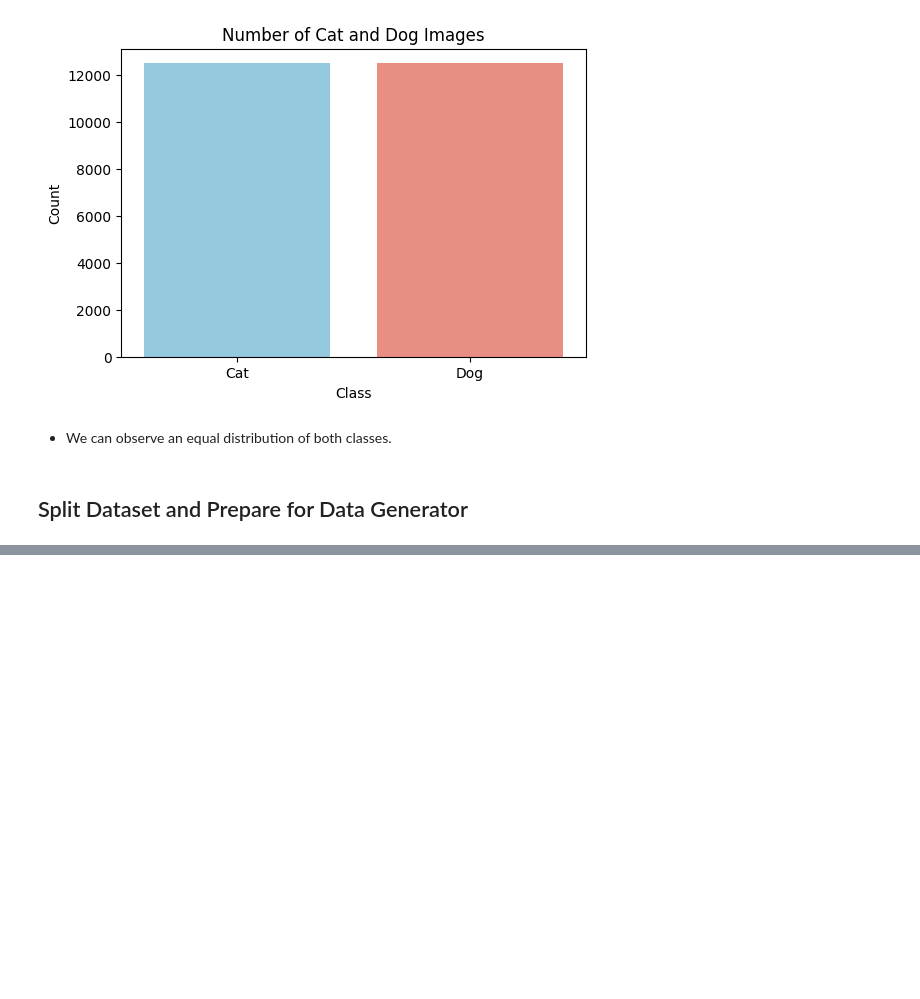
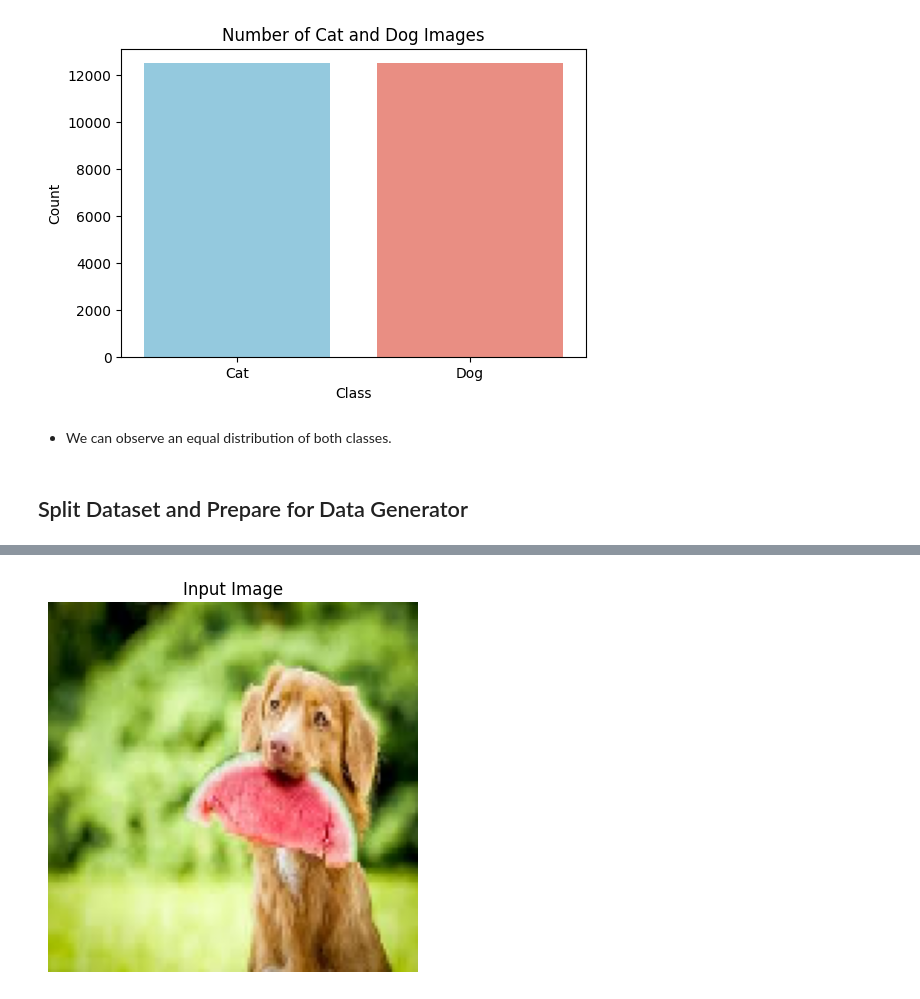
Before and after one commit to HermelaDev/Cats-vs-Dogs_Image_Classification_DL_CNN, a Jupyter notebook: Classifier.ipynb, the cells around one changed output, grey strips where cells are left out. Saved outputs shown, nothing was run; the diff lists cells and outputs as text; code cells hidden in the pictures; blank space fills up the shorter version.

```diff
--- a/Classifier.ipynb
+++ b/Classifier.ipynb
@@ -187,0 +414,23 @@ train, test = train_test_split(df, test_size=0.2, random_state=42)
+# %%
+from tensorflow.keras.utils import load_img
+import numpy as np
+import matplotlib.pyplot as plt
+
+image_path = "/content/download.jpeg"
+img = load_img(image_path, target_size=(128, 128))
+img = np.array(img)
+img = img / 255.0  # normalize the image
+img = img.reshape(1, 128, 128, 3)  # add batch dimension
+
+# Show the image
+plt.imshow(img.reshape(128, 128, 3))
+plt.title("Input Image")
+plt.axis('off')
+plt.show()
+
+# Predict
+pred = model.predict(img)
+label = 'Dog' if pred[0] > 0.5 else 'Cat'
+print(f"Predicted Label: {label}")
+# %% [output]
+[figure, added]
```
Also changed, not shown: parts of 20 cells of this notebook.
